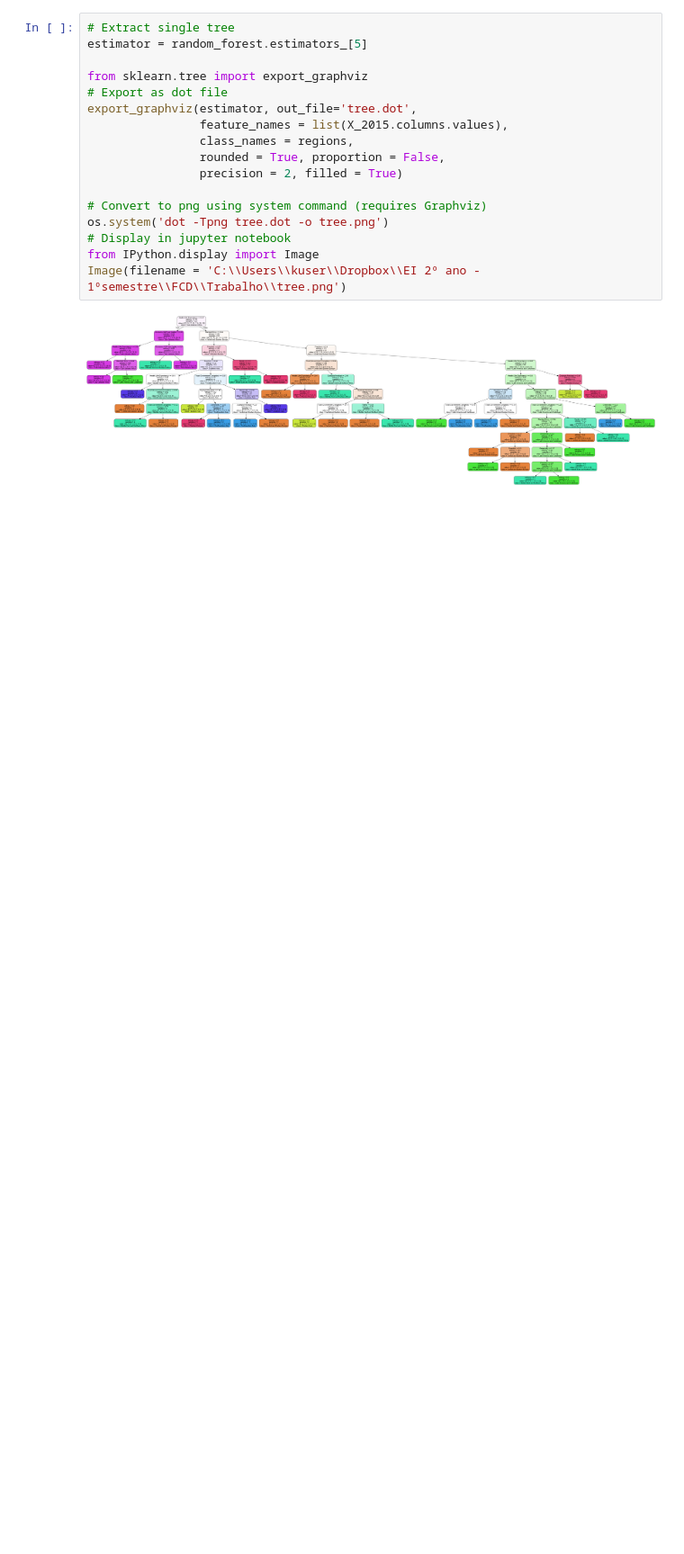
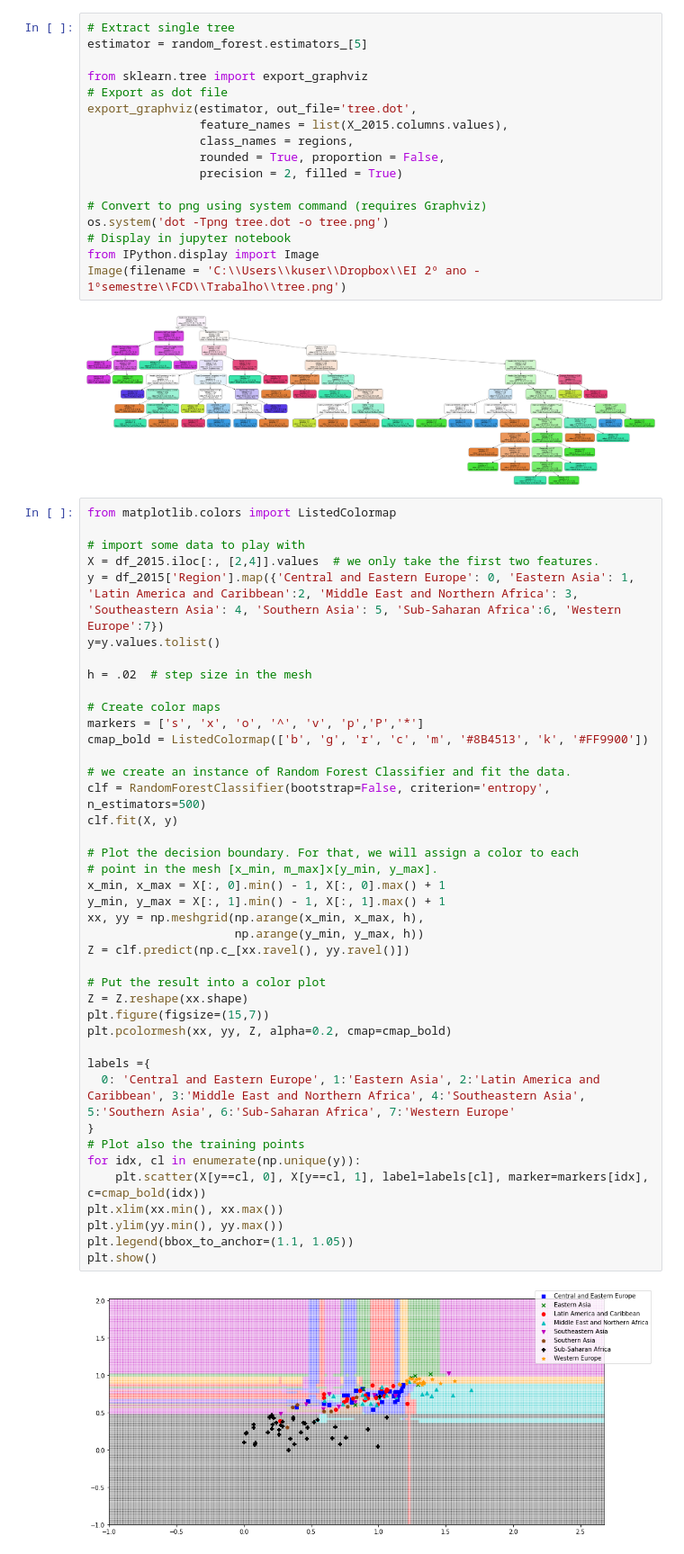
Before and after one commit to fsssa-iscteiulpt/FCD, a Jupyter notebook: Machine Learning FCD.ipynb, the cells around one changed output. Shown at 90% size. Drawn from its saved outputs; the diff is of its cells as text; blank space fills up the shorter version.

Commit message:
class separation plot

```diff
--- a/Machine Learning FCD.ipynb
+++ b/Machine Learning FCD.ipynb
@@ -829,3 +824,46 @@ from IPython.display import Image
 Image(filename = 'C:\\Users\\kuser\\Dropbox\\EI 2º ano - 1ºsemestre\\FCD\\Trabalho\\tree.png')
 # %% [output]
 [figure]
+# %%
+from matplotlib.colors import ListedColormap
+
+# import some data to play with
+X = df_2015.iloc[:, [2,4]].values  # we only take the first two features.
+y = df_2015['Region'].map({'Central and Eastern Europe': 0, 'Eastern Asia': 1, 'Latin America and Caribbean':2, 'Middle East and Northern Africa': 3, 'Southeastern Asia': 4, 'Southern Asia': 5, 'Sub-Saharan Africa':6, 'Western Europe':7})
+y=y.values.tolist()
+
+h = .02  # step size in the mesh
+
+# Create color maps
+markers = ['s', 'x', 'o', '^', 'v', 'p','P','*']
+cmap_bold = ListedColormap(['b', 'g', 'r', 'c', 'm', '#8B4513', 'k', '#FF9900'])
+
+# we create an instance of Random Forest Classifier and fit the data.
+clf = RandomForestClassifier(bootstrap=False, criterion='entropy', n_estimators=500)
+clf.fit(X, y)
+
+# Plot the decision boundary. For that, we will assign a color to each
+# point in the mesh [x_min, m_max]x[y_min, y_max].
+x_min, x_max = X[:, 0].min() - 1, X[:, 0].max() + 1
+y_min, y_max = X[:, 1].min() - 1, X[:, 1].max() + 1
+xx, yy = np.meshgrid(np.arange(x_min, x_max, h),
+                     np.arange(y_min, y_max, h))
+Z = clf.predict(np.c_[xx.ravel(), yy.ravel()])
+
+# Put the result into a color plot
+Z = Z.reshape(xx.shape)
+plt.figure(figsize=(15,7))
+plt.pcolormesh(xx, yy, Z, alpha=0.2, cmap=cmap_bold)
+
+labels ={
+  0: 'Central and Eastern Europe', 1:'Eastern Asia', 2:'Latin America and Caribbean', 3:'Middle East and Northern Africa', 4:'Southeastern Asia', 5:'Southern Asia', 6:'Sub-Saharan Africa', 7:'Western Europe'
+}
+# Plot also the training points
+for idx, cl in enumerate(np.unique(y)):
+    plt.scatter(X[y==cl, 0], X[y==cl, 1], label=labels[cl], marker=markers[idx], c=cmap_bold(idx))
+plt.xlim(xx.min(), xx.max())
+plt.ylim(yy.min(), yy.max())
+plt.legend(bbox_to_anchor=(1.1, 1.05))
+plt.show()
+# %% [output]
+[figure, added]
```
Also changed, not shown: parts of 5 cells of this notebook.
